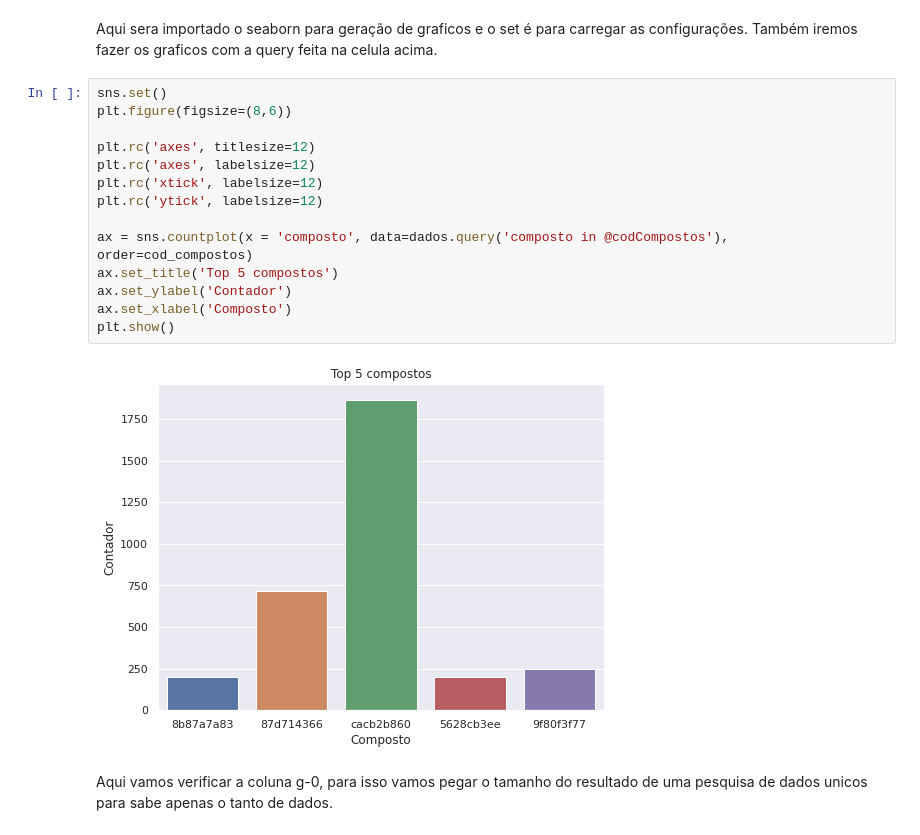
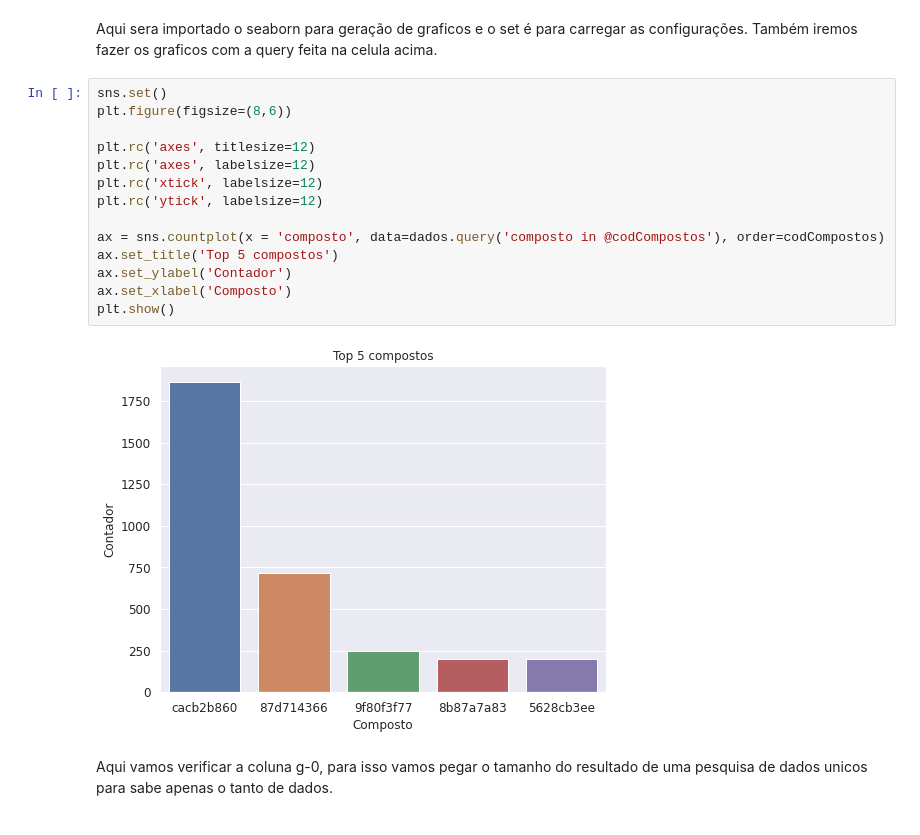
Before and after one commit to OliverLuisEduardo/ImersaoDados03, a Jupyter notebook: imersaoDados03_ArquivoGeral.ipynb, the cells around one changed output. Drawn from its saved outputs; the diff is of its cells as text.

```diff
--- a/imersaoDados03_ArquivoGeral.ipynb
+++ b/imersaoDados03_ArquivoGeral.ipynb
@@ -195,19 +207,19 @@ Aqui sera importado o seaborn para geração de graficos e o set é para carrega
 # %%
 sns.set()
 plt.figure(figsize=(8,6))
 
 plt.rc('axes', titlesize=12)
 plt.rc('axes', labelsize=12)
 plt.rc('xtick', labelsize=12)
 plt.rc('ytick', labelsize=12)
 
-ax = sns.countplot(x = 'composto', data=dados.query('composto in @codCompostos'), order=cod_compostos)
+ax = sns.countplot(x = 'composto', data=dados.query('composto in @codCompostos'), order=codCompostos)
 ax.set_title('Top 5 compostos')
 ax.set_ylabel('Contador')
 ax.set_xlabel('Composto')
 plt.show()
 # %% [output]
-[figure, old version]
+[figure, new version]
 # %% [markdown]
 Aqui vamos verificar a coluna g-0, para isso vamos pegar o tamanho do resultado de uma pesquisa de dados unicos para sabe apenas o tanto de dados.
 # %%
```
Also changed, not shown: parts of 48 cells of this notebook, 1 other file.
